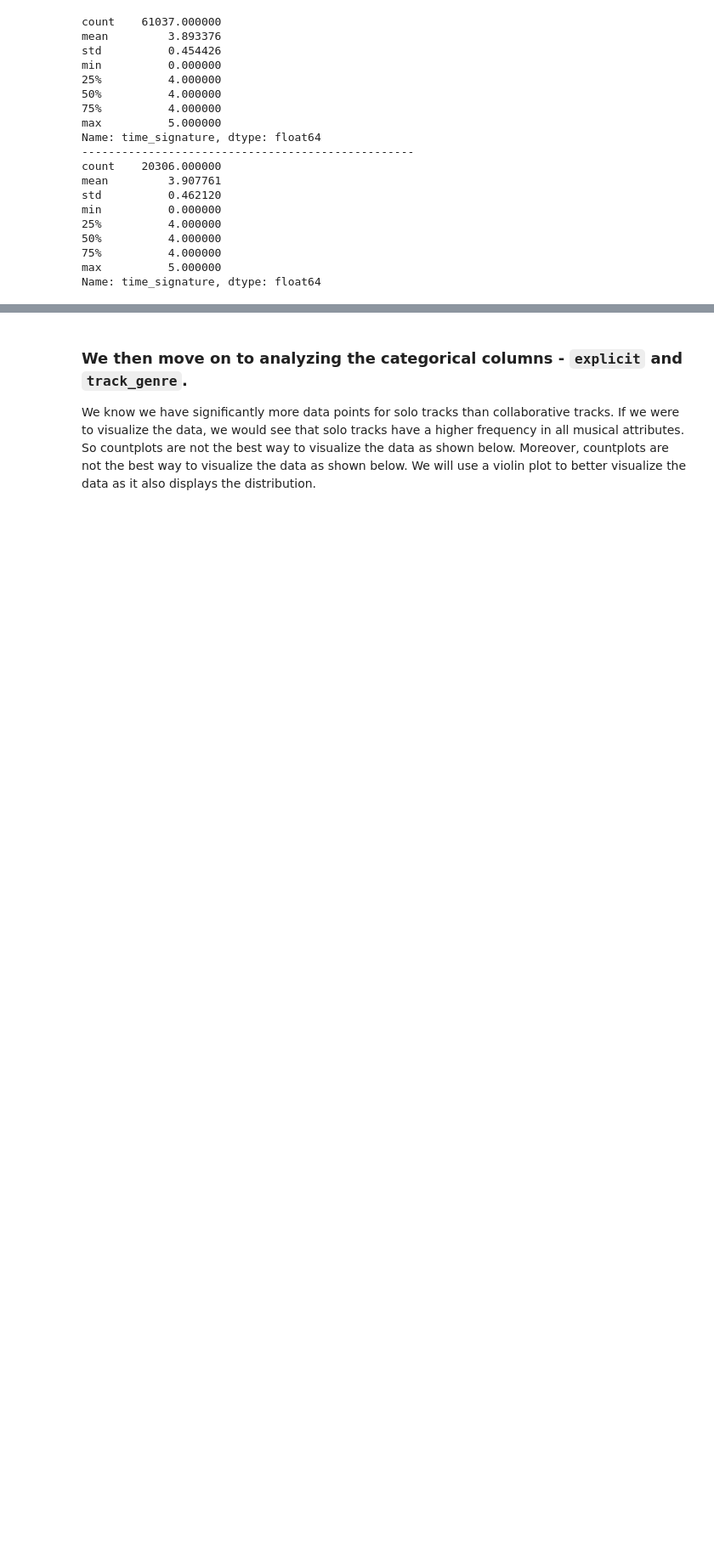
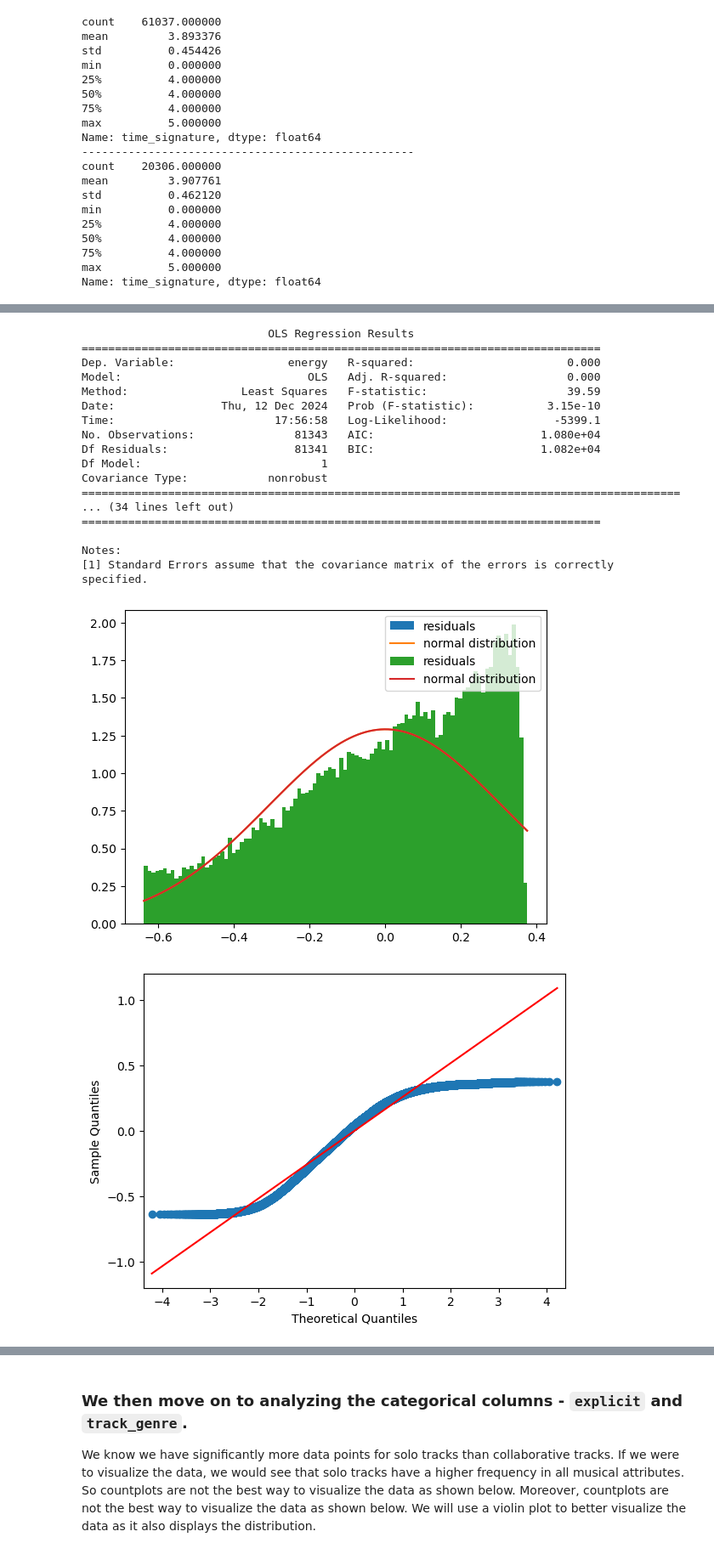
Before and after one commit to FabienThich/Solo-vs-Collab-Music, a Jupyter notebook: main.ipynb, the cells around one changed output, grey strips where cells are left out. Shown at 85% size. Saved outputs shown, nothing was run; the diff lists cells and outputs as text; code cells hidden in the pictures; blank space fills up the shorter version.

```diff
--- a/main.ipynb
+++ b/main.ipynb
@@ -657,0 +797,23 @@ Name: time_signature, dtype: float64
+# %%
+residuals_function_1('energy')
+residuals_function_2(residuals_function_1('energy'))
+# %% [output]
+                            OLS Regression Results
+==============================================================================
+Dep. Variable:                 energy   R-squared:                       0.000
+Model:                            OLS   Adj. R-squared:                  0.000
+Method:                 Least Squares   F-statistic:                     39.59
+Date:                Thu, 12 Dec 2024   Prob (F-statistic):           3.15e-10
+Time:                        17:56:58   Log-Likelihood:                -5399.1
+No. Observations:               81343   AIC:                         1.080e+04
+Df Residuals:                   81341   BIC:                         1.082e+04
+Df Model:                           1
+Covariance Type:            nonrobust
+==========================================================================================
+... (34 lines left out)
+==============================================================================
+
+Notes:
+[1] Standard Errors assume that the covariance matrix of the errors is correctly specified.
+[figure, added]
+[figure, added]
```
Also changed, not shown: parts of 33 cells of this notebook.
